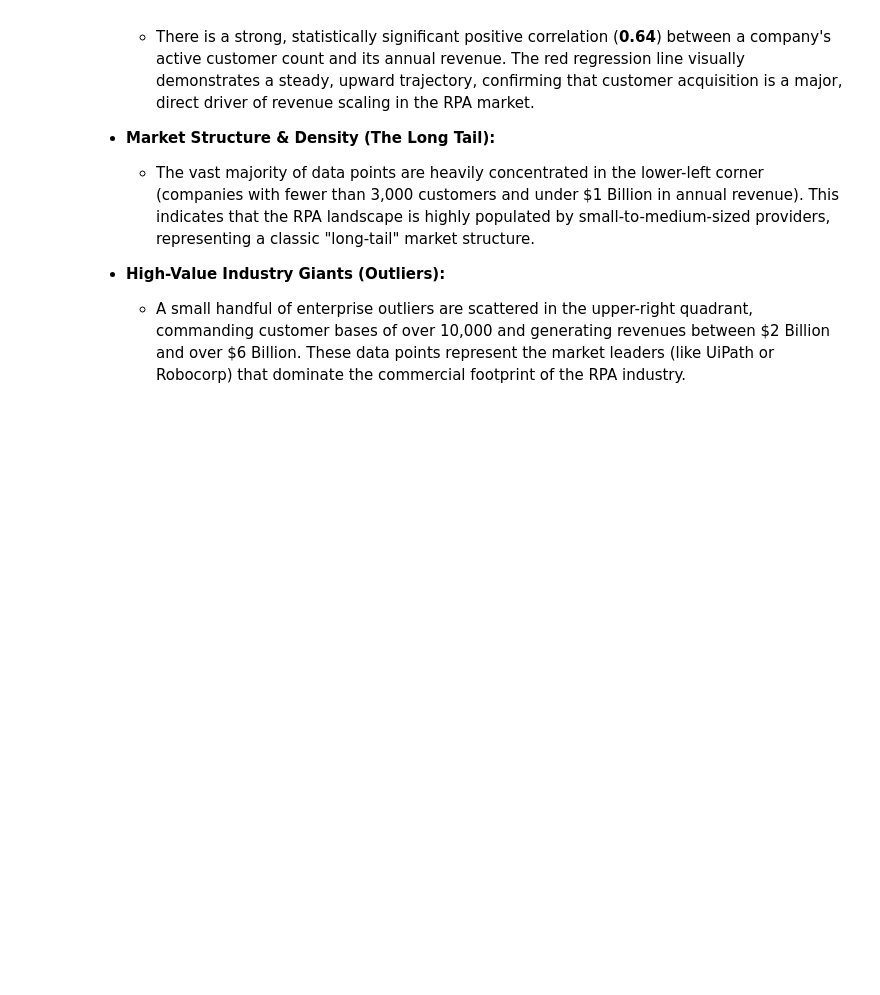
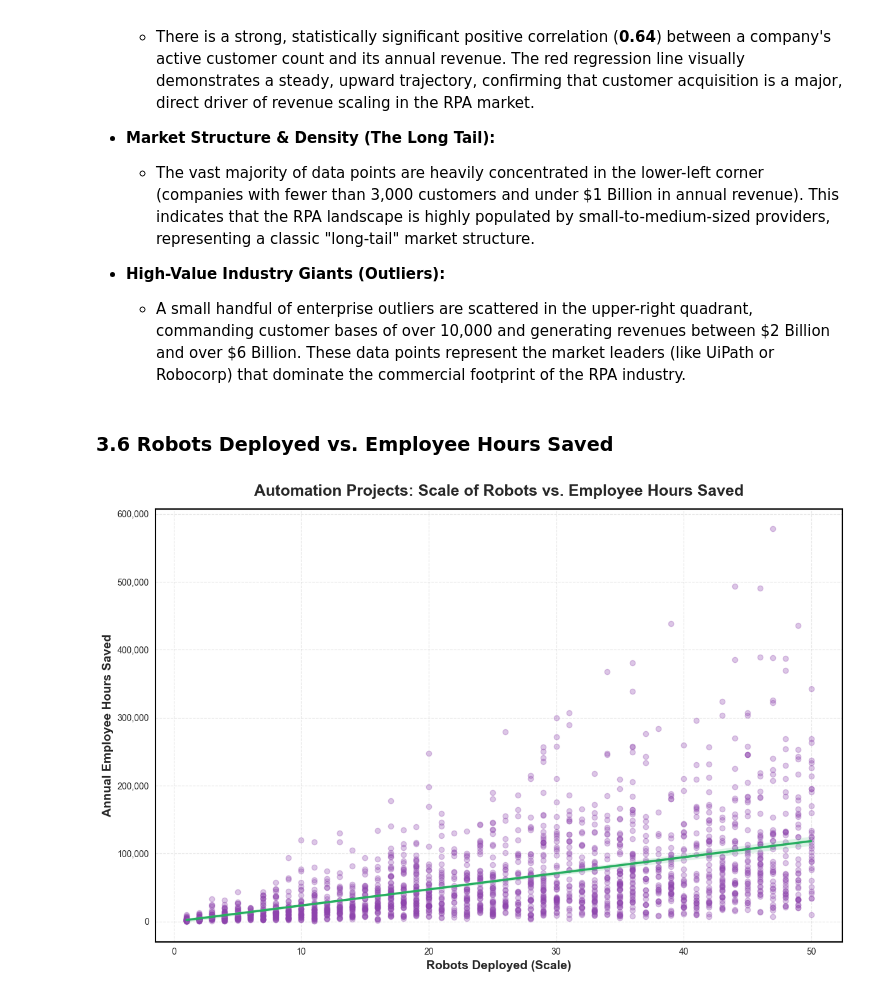
Before and after one commit to fathirrizkifadillah/Worldwide-Robotic-Process-Automation-Database-2026, a Jupyter notebook: main.ipynb, the cells around one changed output. Cells and saved outputs as stored; diff of their text form; code cells hidden in the pictures; blank space fills up the shorter version.

Commit message:
3.6 Scale of Robots vs Employee Hours Saved

```diff
--- a/main.ipynb
+++ b/main.ipynb
@@ -1167,3 +1167,38 @@ plt.show()
 
 * **High-Value Industry Giants (Outliers):**
   * A small handful of enterprise outliers are scattered in the upper-right quadrant, commanding customer bases of over 10,000 and generating revenues between \$2 Billion and over \$6 Billion. These data points represent the market leaders (like UiPath or Robocorp) that dominate the commercial footprint of the RPA industry.
+# %% [markdown]
+### 3.6 Robots Deployed vs. Employee Hours Saved
+# %%
+fig, ax = plt.subplots(figsize=(12, 8))
+
+sample_projects = auto_projects.sample(n=2000, random_state=42)
+
+sns.regplot(
+    data=sample_projects,
+    x='robots_deployed',
+    y='employee_hours_saved',
+    scatter_kws={'alpha':0.3, 'color':'#8e44ad'},
+    line_kws={'color':'#27ae60', 'linewidth':2.5},
+    ax=ax
+)
+
+ax.set_title('Automation Projects: Scale of Robots vs. Employee Hours Saved', fontsize=18, fontweight='bold', pad=15)
+ax.set_xlabel('Robots Deployed (Scale)', fontsize=14, fontweight='bold')
+ax.set_ylabel('Annual Employee Hours Saved', fontsize=14, fontweight='bold')
+
+ax.ticklabel_format(style='plain', axis='both')
+ax.get_yaxis().set_major_formatter(plt.FuncFormatter(lambda x, loc: f"{x:,.0f}"))
+
+ax.grid(True, linestyle='--', alpha=0.5)
+
+for spine in ax.spines.values():
+    spine.set_edgecolor('black')
+    spine.set_linewidth(1.5)
+
+plt.tight_layout()
+filepath = os.path.join('img', 'Automation_Projects_Robots_vs_Hours_Saved.png')
+plt.savefig(filepath, dpi=300, bbox_inches='tight', facecolor='white')
+plt.show()
+# %% [output]
+[figure, added]
```
Also changed, not shown: 1 other file.
